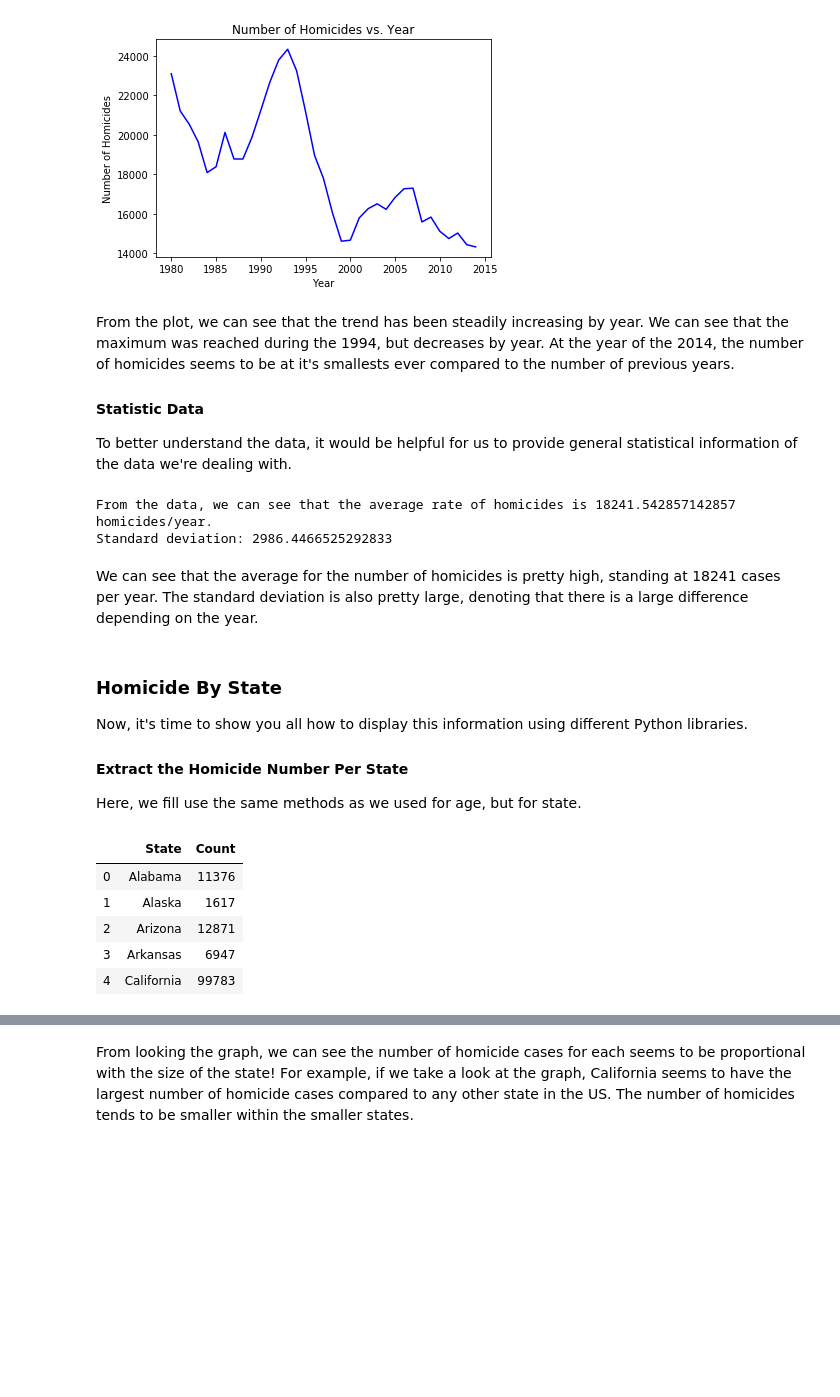
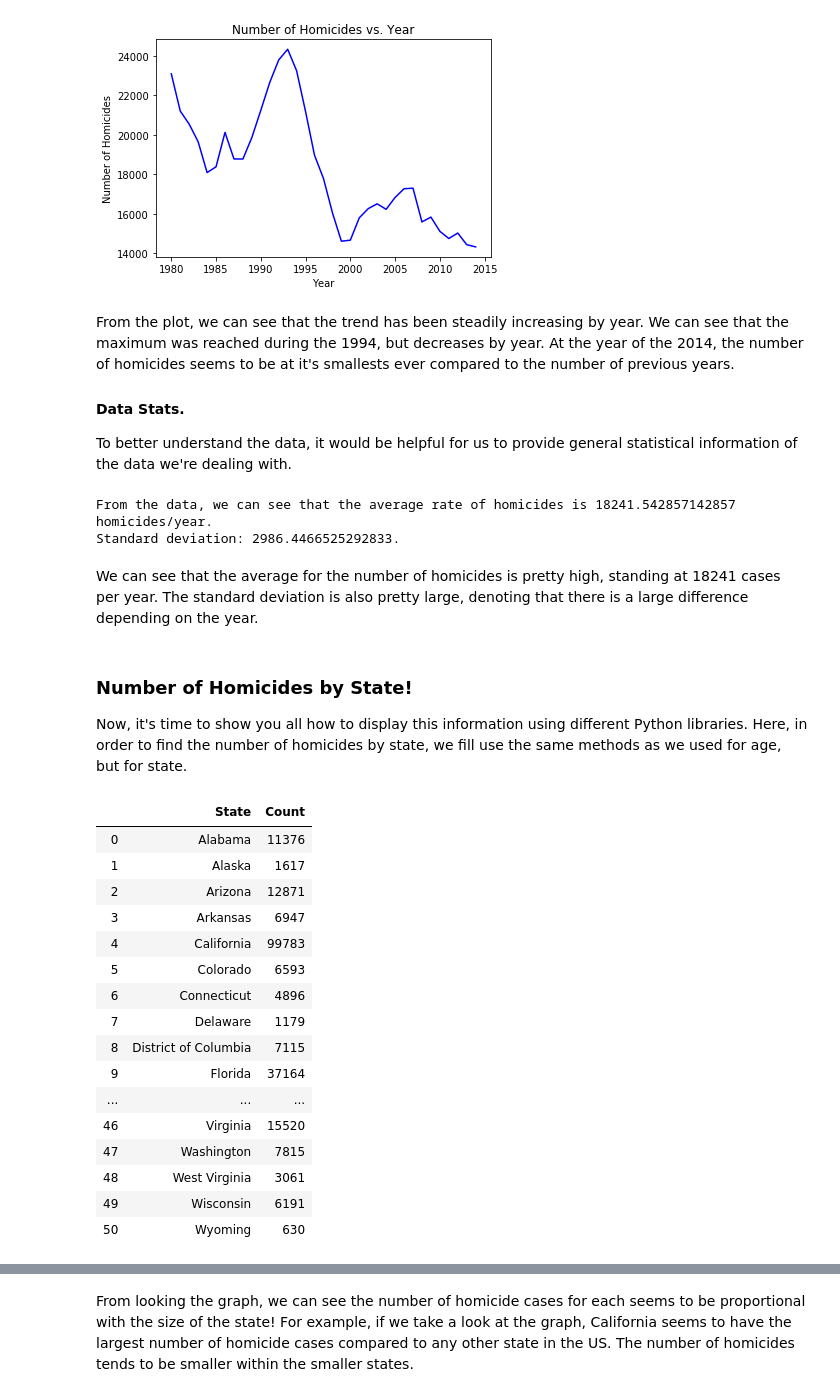
Before and after one commit to jad4580/final-320, a Jupyter notebook: index.ipynb, the cells around one changed output, grey strips where cells are left out. Drawn from its saved outputs; the diff is of its cells as text; code cells hidden in the pictures; blank space fills up the shorter version.

```diff
--- a/index.ipynb
+++ b/index.ipynb
@@ -79,15 +73,16 @@ data_retrieved
 <h3>Data Tidying</h3>
 <p>From the dataset provided to us, we can see that the set contains important information pretaining to each of the crimes contained within the dataset, including information about the victim, perpetrator, etc.</p>
 <p>In order to help us better understand the data given to us at hand, we have to reformat it in a way that we are scoping down on exactly what we need to look at. We can do this by removing unecessary columns and information, especially those that aren't beneficial for our analysis of the data.</p>
-# %%
-# Here, we would like the drop all of the columns that are unimportant to our analysis of the homicide data.
-data_retrieved = data_retrieved.drop('Agency Type', 1)
-data_retrieved = data_retrieved.drop('Agency Code', 1)
-data_retrieved = data_retrieved.drop('Agency Name', 1)
-data_retrieved = data_retrieved.drop('Victim Ethnicity', 1)
-data_retrieved = data_retrieved.drop('Record Source', 1)
-data_retrieved = data_retrieved.drop('Perpetrator Ethnicity', 1)
-
-# It would also be helpful to sort/group the dataset if we convert the year column to an integer.
-data_retrieved['Year'] = data_retrieved['Year'].str.replace(")", "").astype(int)
+# %%
+# It would also be helpful to sort/group the dataset if we convert the year column to an integer.
+data_retrieved['Year'] = data_retrieved['Year'].str.replace(")", "").astype(int)
+
+agency = "Agency "
+# Here, we would like the drop all of the columns that are unimportant to our analysis of the homicide data.
+data_retrieved = data_retrieved.drop(agency + 'Type', 1)
+data_retrieved = data_retrieved.drop(agency + 'Code', 1)
+data_retrieved = data_retrieved.drop(agency + 'Name', 1)
+data_retrieved = data_retrieved.drop('Victim Ethnicity', 1)
+data_retrieved = data_retrieved.drop('Record Source', 1)
+data_retrieved = data_retrieved.drop('Perpetrator Ethnicity', 1)
 # %% [markdown]
@@ -194,31 +189,43 @@ plot.show()
 [figure]
 # %% [markdown]
 <p>From the plot, we can see that the trend has been steadily increasing by year. We can see that the maximum was reached during the 1994, but decreases by year. At the year of the 2014, the number of homicides seems to be at it's smallests ever compared to the number of previous years.</p>
-<h4>Statistic Data</h4>
+<h4>Data Stats.</h4>
 <p>To better understand the data, it would be helpful for us to provide general statistical information of the data we're dealing with.</p>
 # %%
-print("From the data, we can see that the average rate of homicides is " + str(numbers_by_year['Count'].mean()) + " homicides/year.")
-print("Standard deviation: " + str(numbers_by_year['Count'].std()))
+mean = str(numbers_by_year['Count'].mean())
+stand_dev = str(numbers_by_year['Count'].std())
+
+print("From the data, we can see that the average rate of homicides is " + mean + " homicides/year.")
+print("Standard deviation: " + stand_dev + ".")
 # %% [output]
 From the data, we can see that the average rate of homicides is 18241.542857142857 homicides/year.
-Standard deviation: 2986.4466525292833
+Standard deviation: 2986.4466525292833.
 # %% [markdown]
 <p>We can see that the average for the number of homicides is pretty high, standing at 18241 cases per year. The standard deviation is also pretty large, denoting that there is a large difference depending on the year.</p>
 # %% [markdown]
-<h3>Homicide By State</h3>
-<p>Now, it's time to show you all how to display this information using different Python libraries.</p>
-<h4>Extract the Homicide Number Per State</h4>
-<p>Here, we fill use the same methods as we used for age, but for state.</p>
+<h3>Number of Homicides by State!</h3>
+<p>Now, it's time to show you all how to display this information using different Python libraries. Here, in order to find the number of homicides by state, we fill use the same methods as we used for age, but for state.</p>
 # %%
 data_by_state = data_retrieved.copy().groupby(data_retrieved['State'], as_index=True, group_keys=True).count()
 count_based_on_state = data_by_state[['Record ID']].reset_index()
 count_based_on_state = count_based_on_state.rename(index=str, columns={'Record ID' : 'Count'})
-count_based_on_state.head()
+count_based_on_state
 # %% [output]
 |  | State | Count |
 | 0 | Alabama | 11376 |
 | 1 | Alaska | 1617 |
 | 2 | Arizona | 12871 |
 | 3 | Arkansas | 6947 |
 | 4 | California | 99783 |
+| 5 | Colorado | 6593 |
+| 6 | Connecticut | 4896 |
+| 7 | Delaware | 1179 |
+| 8 | District of Columbia | 7115 |
+| 9 | Florida | 37164 |
+| ... | ... | ... |
+| 46 | Virginia | 15520 |
+| 47 | Washington | 7815 |
+| 48 | West Virginia | 3061 |
+| 49 | Wisconsin | 6191 |
+| 50 | Wyoming | 630 |
 # %% [markdown]
```
Also changed, not shown: parts of 21 cells of this notebook, 1 other file.
